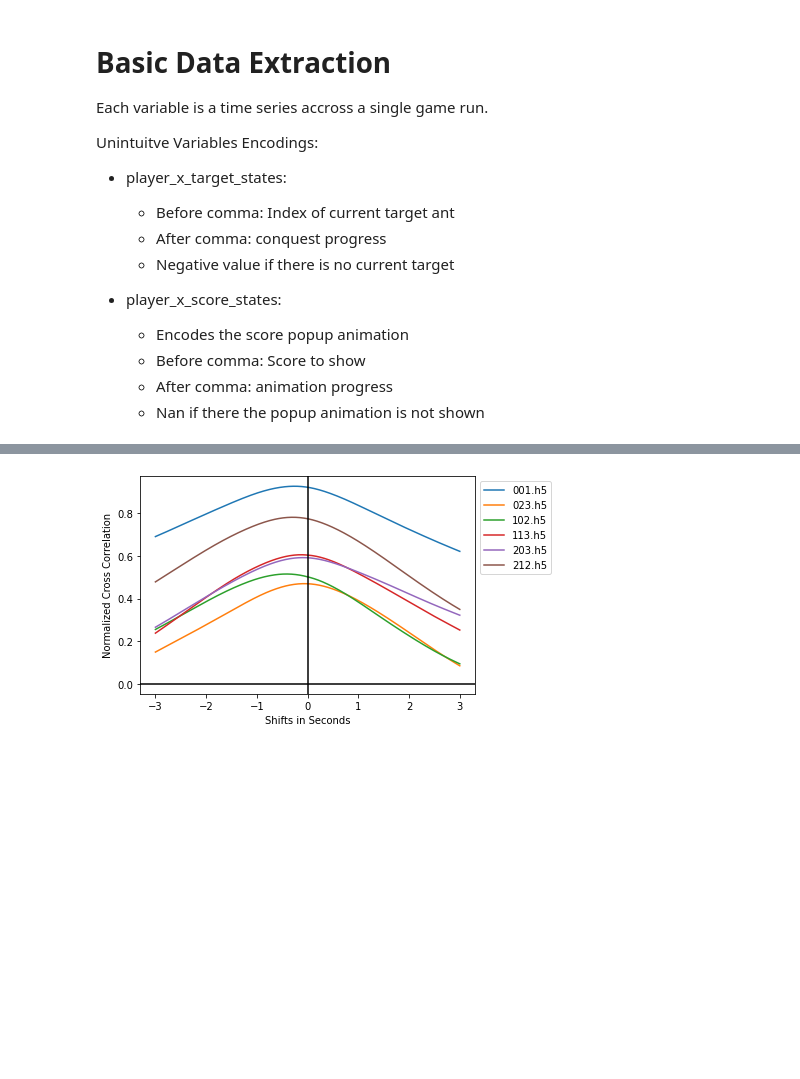
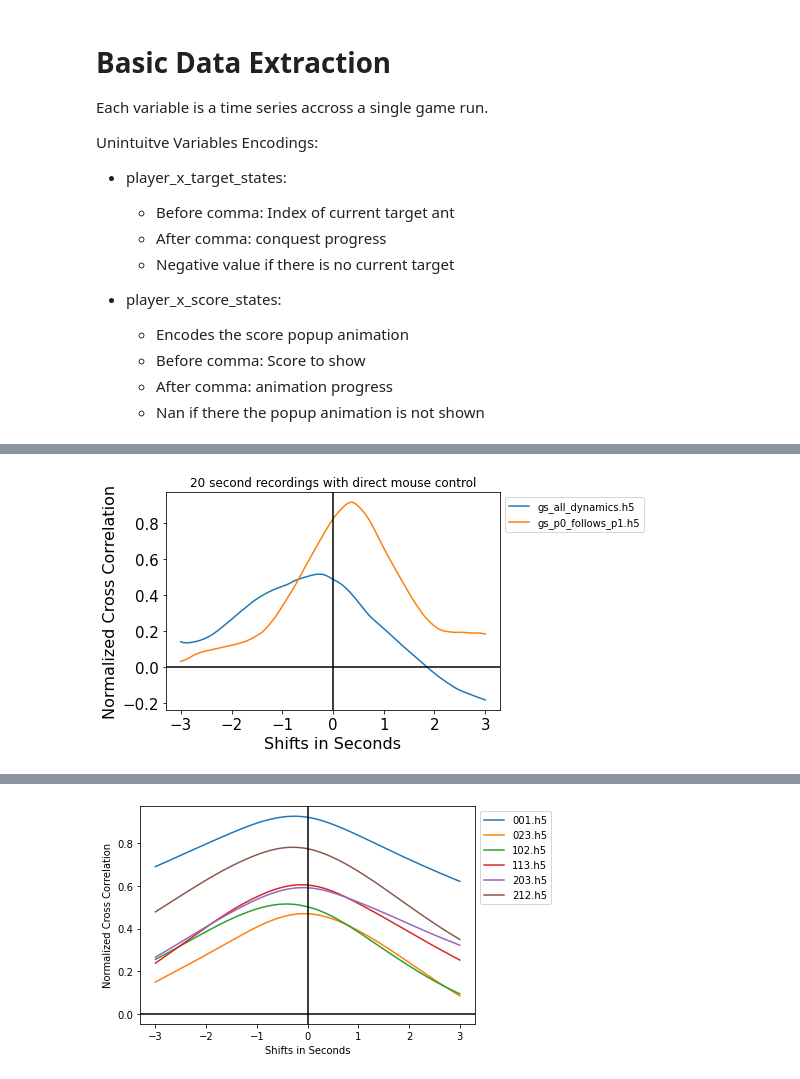
Before and after one commit to Priesemann-Group/dyadic_task, a Jupyter notebook: game_course_analyser.ipynb, the cells around one changed output, grey strips where cells are left out. Saved outputs shown, nothing was run; the diff lists cells and outputs as text; code cells hidden in the pictures; blank space fills up the shorter version.

```diff
--- a/game_course_analyser.ipynb
+++ b/game_course_analyser.ipynb
@@ -215 +227,6 @@ def plot_cross_correltaion_for_folder(folder, title=''):
     plt.show()
+# %%
+plot_cross_correltaion_for_folder(folder='records_0',
+                                  title='20 second recordings with direct mouse control')
+# %% [output]
+[figure, added]
```
Also changed, not shown: parts of 38 cells of this notebook.
